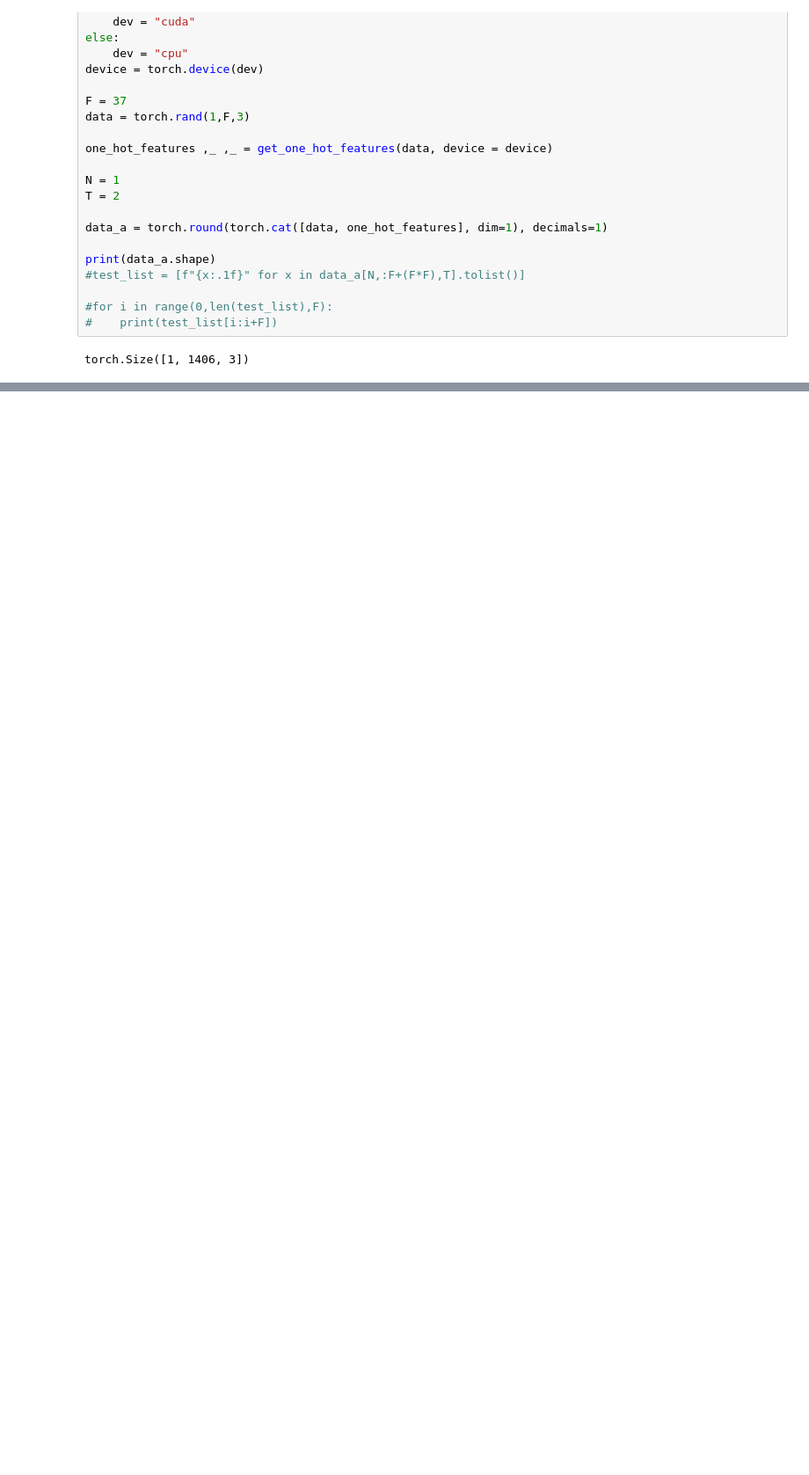
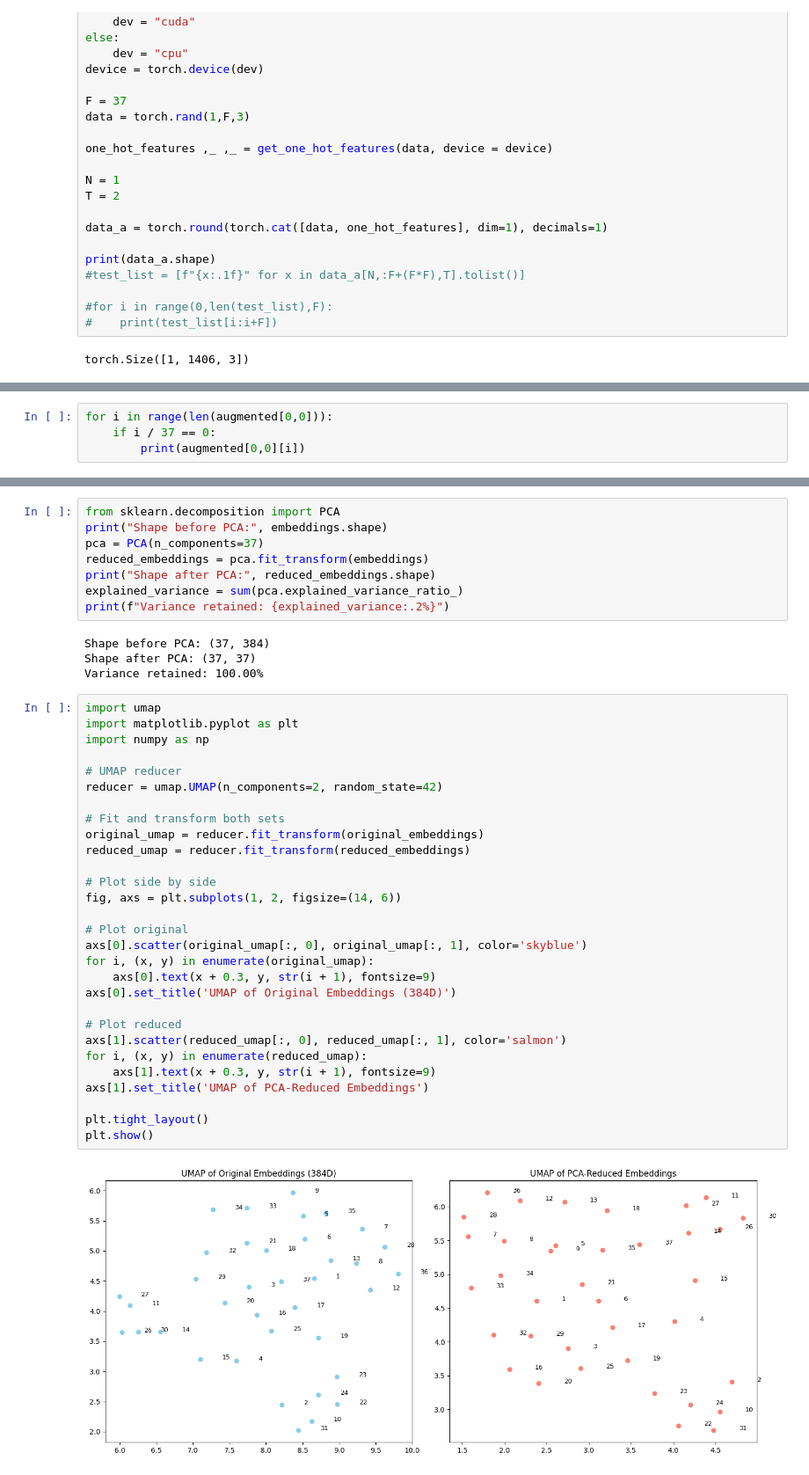
Before and after one commit to Katja-Jagd/EHR_sensor_representations, a Jupyter notebook: scripts/notebooks/data_inspection.ipynb, the cells around one changed output, grey strips where cells are left out. Shown at 88% size. Cells and saved outputs as stored; diff of their text form; blank space fills up the shorter version.

Commit message:
latest changed, after project change

```diff
--- a/scripts/notebooks/data_inspection.ipynb
+++ b/scripts/notebooks/data_inspection.ipynb
@@ -509,0 +1041,4 @@ torch.Size([1, 1406, 3])
+# %%
+for i in range(len(augmented[0,0])):
+    if i / 37 == 0:
+        print(augmented[0,0][i])
@@ -509,0 +1049,43 @@ torch.Size([1, 1406, 3])
+# %%
+from sklearn.decomposition import PCA
+print("Shape before PCA:", embeddings.shape)
+pca = PCA(n_components=37)
+reduced_embeddings = pca.fit_transform(embeddings)
+print("Shape after PCA:", reduced_embeddings.shape)
+explained_variance = sum(pca.explained_variance_ratio_)
+print(f"Variance retained: {explained_variance:.2%}")
+# %% [output]
+Shape before PCA: (37, 384)
+Shape after PCA: (37, 37)
+Variance retained: 100.00%
+# %%
+import umap
+import matplotlib.pyplot as plt
+import numpy as np
+
+# UMAP reducer
+reducer = umap.UMAP(n_components=2, random_state=42)
+
+# Fit and transform both sets
+original_umap = reducer.fit_transform(original_embeddings)
+reduced_umap = reducer.fit_transform(reduced_embeddings)
+
+# Plot side by side
+fig, axs = plt.subplots(1, 2, figsize=(14, 6))
+
+# Plot original
+axs[0].scatter(original_umap[:, 0], original_umap[:, 1], color='skyblue')
+for i, (x, y) in enumerate(original_umap):
+    axs[0].text(x + 0.3, y, str(i + 1), fontsize=9)
+axs[0].set_title('UMAP of Original Embeddings (384D)')
+
+# Plot reduced
+axs[1].scatter(reduced_umap[:, 0], reduced_umap[:, 1], color='salmon')
+for i, (x, y) in enumerate(reduced_umap):
+    axs[1].text(x + 0.3, y, str(i + 1), fontsize=9)
+axs[1].set_title('UMAP of PCA-Reduced Embeddings')
+
+plt.tight_layout()
+plt.show()
+# %% [output]
+[figure, added]
```
Also changed, not shown: parts of 32 cells of this notebook, 4 other files.
